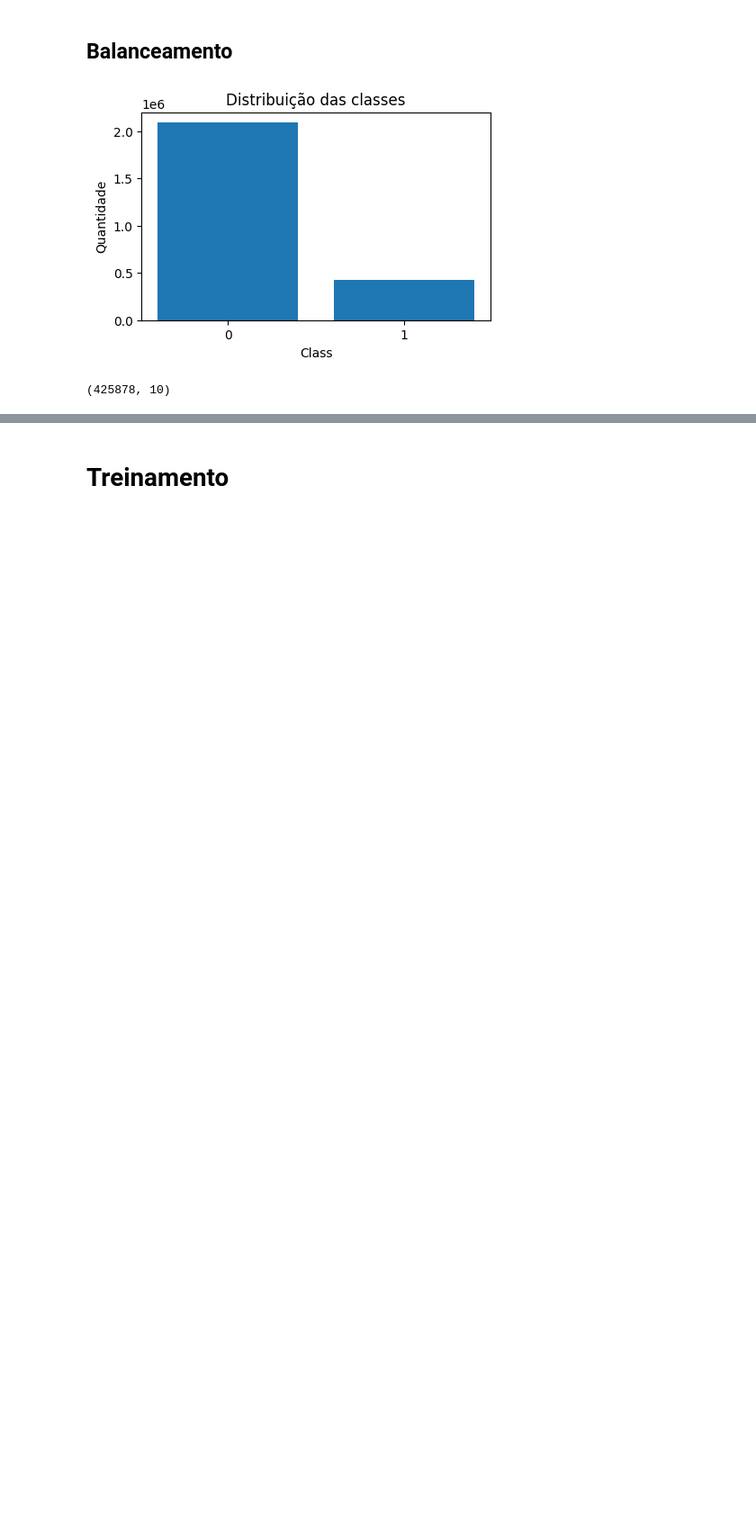
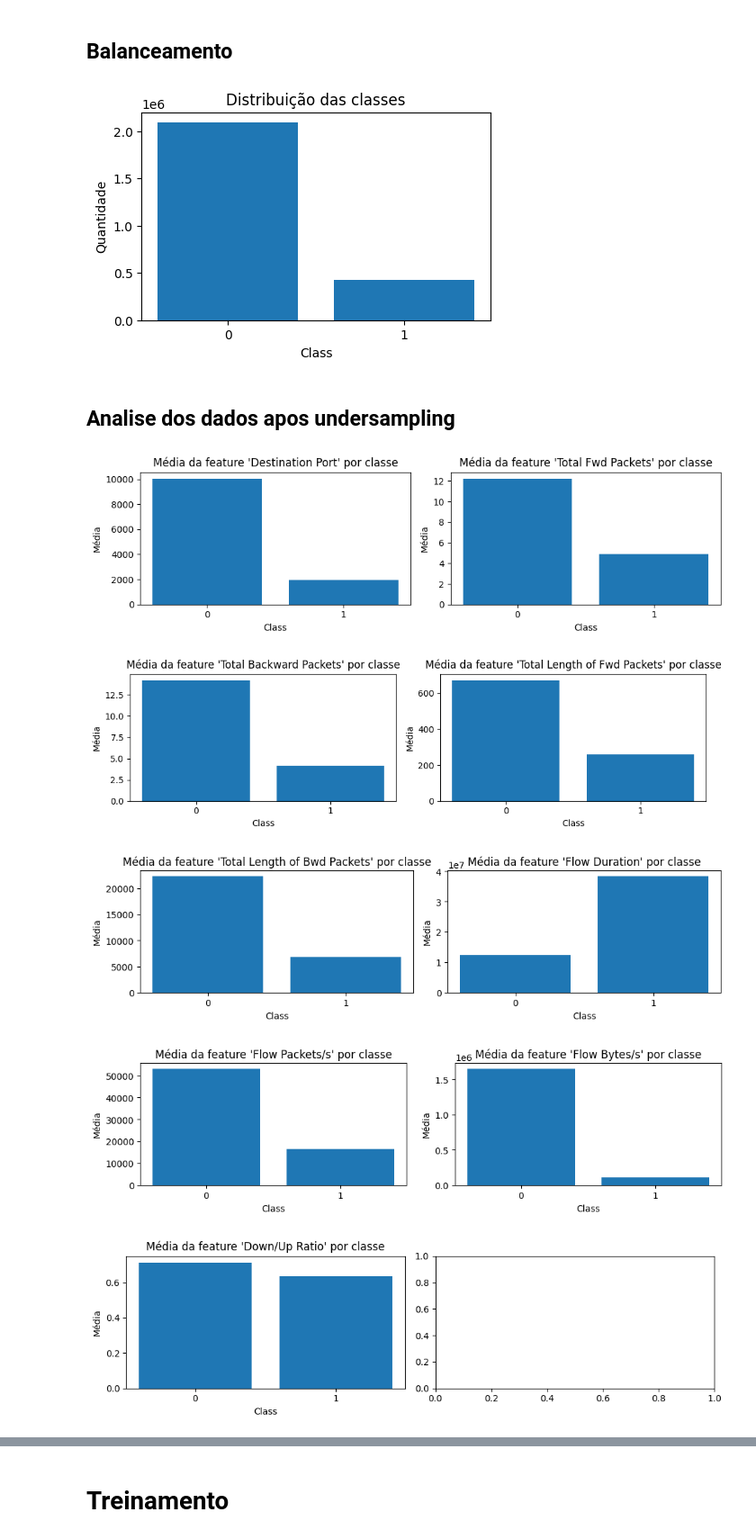
Before and after one commit to ricardo-ervilha/TF_DCC075, a Jupyter notebook: main.ipynb, the cells around one changed output, grey strips where cells are left out. Shown at 90% size. Cells and saved outputs as stored; diff of their text form; code cells hidden in the pictures; blank space fills up the shorter version.

```diff
--- a/main.ipynb
+++ b/main.ipynb
@@ -56,21 +56,23 @@ df.head()
 | 3 | 46236 | 1 | 1 | 6 | 6 | ... |
 | 4 | 54863 | 2 | 0 | 12 | 0 | ... |
 # %%
+def plot_medias_por_classe(df):
+    medias = df.groupby("Class").mean(numeric_only=True)
+    cols = medias.columns
+    n = len(cols)
 
-medias = df.groupby("Class").mean(numeric_only=True)
-cols = medias.columns
-n = len(cols)
+    for i in range(0, n, 2):
+        fig, axs = plt.subplots(1, 2, figsize=(10, 3))
+        for j in range(2):
+            if i + j < n:
+                axs[j].bar(medias.index.astype(str), medias[cols[i + j]])
+                axs[j].set_title(f"Média da feature '{cols[i + j]}' por classe")
+                axs[j].set_xlabel("Class")
+                axs[j].set_ylabel("Média")
+        plt.tight_layout()
+        plt.show()
 
-for i in range(0, n, 2):
-    fig, axs = plt.subplots(1, 2, figsize=(10, 3))
-    for j in range(2):
-        if i + j < n:
-            axs[j].bar(medias.index.astype(str), medias[cols[i + j]])
-            axs[j].set_title(f"Média da feature '{cols[i + j]}' por classe")
-            axs[j].set_xlabel("Class")
-            axs[j].set_ylabel("Média")
-    plt.tight_layout()
-    plt.show()
+plot_medias_por_classe(df)
 # %% [output]
 [figure]
 [figure]
@@ -91,10 +121,6 @@ def plot_class_distribution(df, class_col="Class"):
 plot_class_distribution(df)
 # %% [output]
 [figure]
-# %%
-df[df["Class"] == 1].shape
-# %% [output]
-(425878, 10)
 # %%
 classe_0 = df[df["Class"] == 0]
 classe_1 = df[df["Class"] == 1]
@@ -111,3 +137,13 @@ df_undersampled = pd.concat([classe_0_sample, classe_1_sample])
 
 # Embaralha o resultado
 df_undersampled = df_undersampled.sample(frac=1, random_state=42).reset_index(drop=True)
+# %% [markdown]
+## Analise dos dados apos undersampling
+# %%
+plot_medias_por_classe(df_undersampled)
+# %% [output]
+[figure, added]
+[figure, added]
+[figure, added]
+[figure, added]
+[figure, added]
```
Also changed, not shown: parts of 17 cells of this notebook.
